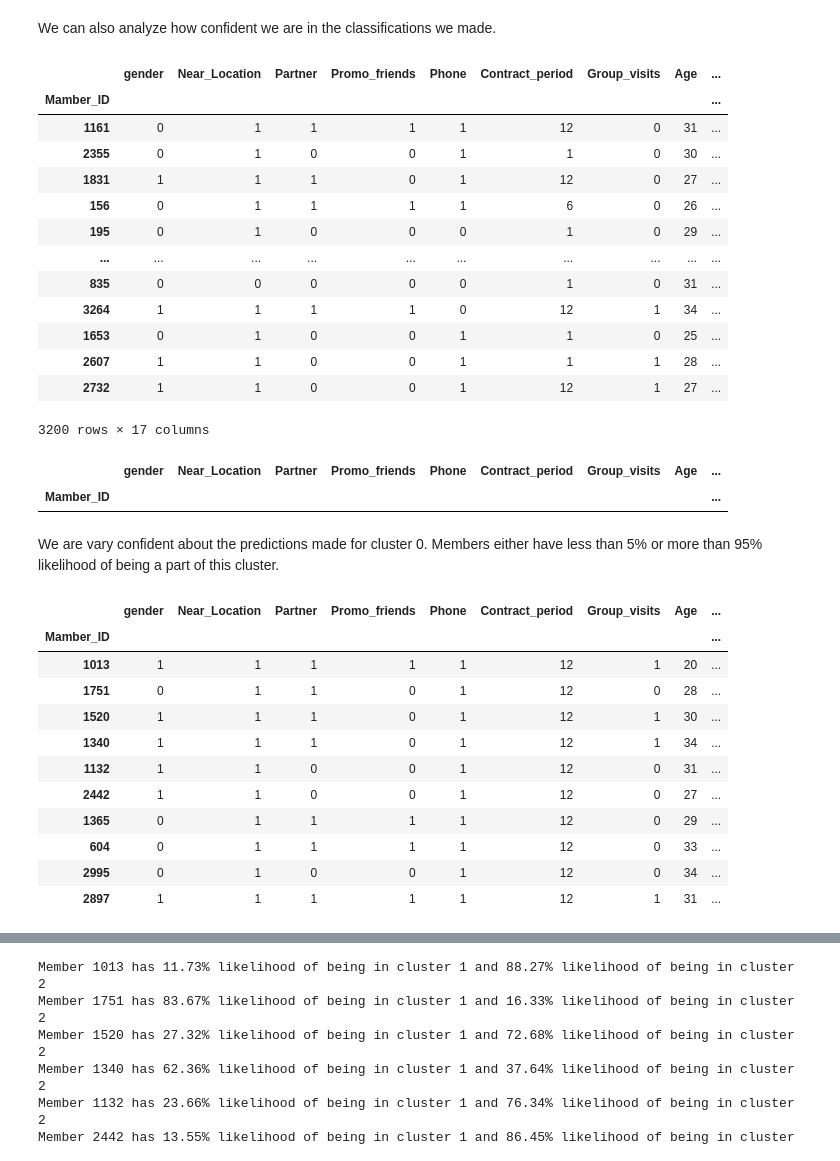
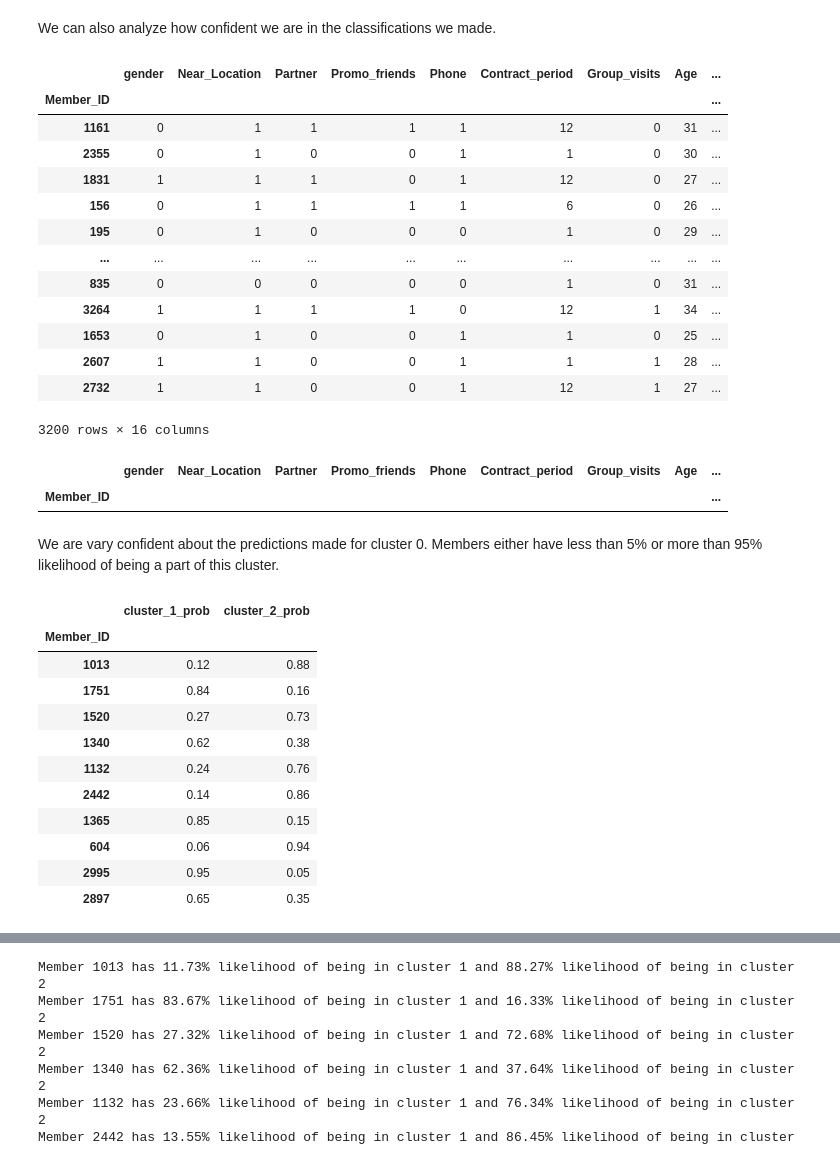
Before and after one commit to kennethwirjadisastra/customer_churn, a Jupyter notebook: gym_churn_clustering.ipynb, the cells around one changed output, grey strips where cells are left out. Saved outputs shown, nothing was run; the diff lists cells and outputs as text; code cells hidden in the pictures.

```diff
--- a/gym_churn_clustering.ipynb
+++ b/gym_churn_clustering.ipynb
@@ -19,7 +19,7 @@ from plotter import *
 We will perform clustering on the training data. We will allocate 80% of the data set for training and the remaining 20% for testing. We will perform PCA on the features then use this to generate clusters. By creating these clusters, we hope to find behavioral patterns that help us determine whether or not a customer will leave the gym.
 # %%
 df = pd.read_csv('data/gym_churn_us.csv')
-df.rename_axis('Mamber_ID', inplace=True)
+df.rename_axis('Member_ID', inplace=True)
 
 X = df.drop('Churn', axis=1)
 y = df['Churn']
@@ -291,13 +291,13 @@ The key differences between clusers lie in `Near_location`, `Partner`, `Promo_fr
 # %% [markdown]
 We can also analyze how confident we are in the classifications we made.
 # %%
-X_train_soft_clusters = df.copy().iloc[X_train.index]
+X_train_soft_clusters = X_train.copy()
 X_train_soft_clusters[[f'cluster_{i}_prob' for i in range(3)]] = np.round(probs_train, 2)
 
 X_train_soft_clusters
 # %% [output]
 |  | gender | Near_Location | Partner | Promo_friends | Phone | Contract_period | Group_visits | Age | ... |
-| Mamber_ID |  |  |  |  |  |  |  |  | ... |
+| Member_ID |  |  |  |  |  |  |  |  | ... |
 | 1161 | 0 | 1 | 1 | 1 | 1 | 12 | 0 | 31 | ... |
 | 2355 | 0 | 1 | 0 | 0 | 1 | 1 | 0 | 30 | ... |
 | 1831 | 1 | 1 | 1 | 0 | 1 | 12 | 0 | 27 | ... |
@@ -309,27 +309,27 @@ X_train_soft_clusters
 | 1653 | 0 | 1 | 0 | 0 | 1 | 1 | 0 | 25 | ... |
 | 2607 | 1 | 1 | 0 | 0 | 1 | 1 | 1 | 28 | ... |
 | 2732 | 1 | 1 | 0 | 0 | 1 | 12 | 1 | 27 | ... |
-3200 rows × 17 columns
+3200 rows × 16 columns
 # %%
 X_train_soft_clusters[X_train_soft_clusters['cluster_0_prob']<0.95][X_train_soft_clusters[X_train_soft_clusters['cluster_0_prob']<=0.95]['cluster_0_prob']>0.05]
 # %% [output]
 |  | gender | Near_Location | Partner | Promo_friends | Phone | Contract_period | Group_visits | Age | ... |
-| Mamber_ID |  |  |  |  |  |  |  |  | ... |
+| Member_ID |  |  |  |  |  |  |  |  | ... |
 # %% [markdown]
 We are vary confident about the predictions made for cluster 0. Members either have less than 5\% or more than 95\% likelihood of being a part of this cluster.
 # %%
-X_train_soft_clusters[X_train_soft_clusters['cluster_1_prob']<=0.95][X_train_soft_clusters[X_train_soft_clusters['cluster_1_prob']<=0.95]['cluster_1_prob']>=0.05].drop('cluster_0_prob', axis=1)
+X_train_soft_clusters[X_train_soft_clusters['cluster_1_prob']<=0.95][X_train_soft_clusters[X_train_soft_clusters['cluster_1_prob']<=0.95]['cluster_1_prob']>=0.05].drop('cluster_0_prob', axis=1)[['cluster_1_prob', 'cluster_2_prob']]
 # %% [output]
-|  | gender | Near_Location | Partner | Promo_friends | Phone | Contract_period | Group_visits | Age | ... |
-| Mamber_ID |  |  |  |  |  |  |  |  | ... |
-| 1013 | 1 | 1 | 1 | 1 | 1 | 12 | 1 | 20 | ... |
-| 1751 | 0 | 1 | 1 | 0 | 1 | 12 | 0 | 28 | ... |
-| 1520 | 1 | 1 | 1 | 0 | 1 | 12 | 1 | 30 | ... |
-| 1340 | 1 | 1 | 1 | 0 | 1 | 12 | 1 | 34 | ... |
-| 1132 | 1 | 1 | 0 | 0 | 1 | 12 | 0 | 31 | ... |
-| 2442 | 1 | 1 | 0 | 0 | 1 | 12 | 0 | 27 | ... |
-| 1365 | 0 | 1 | 1 | 1 | 1 | 12 | 0 | 29 | ... |
-| 604 | 0 | 1 | 1 | 1 | 1 | 12 | 0 | 33 | ... |
-| 2995 | 0 | 1 | 0 | 0 | 1 | 12 | 0 | 34 | ... |
-| 2897 | 1 | 1 | 1 | 1 | 1 | 12 | 1 | 31 | ... |
+|  | cluster_1_prob | cluster_2_prob |
+| Member_ID |  |  |
+| 1013 | 0.12 | 0.88 |
+| 1751 | 0.84 | 0.16 |
+| 1520 | 0.27 | 0.73 |
+| 1340 | 0.62 | 0.38 |
+| 1132 | 0.24 | 0.76 |
+| 2442 | 0.14 | 0.86 |
+| 1365 | 0.85 | 0.15 |
+| 604 | 0.06 | 0.94 |
+| 2995 | 0.95 | 0.05 |
+| 2897 | 0.65 | 0.35 |
 # %%
```
Also changed, not shown: parts of 8 cells of this notebook, 3 other files.
